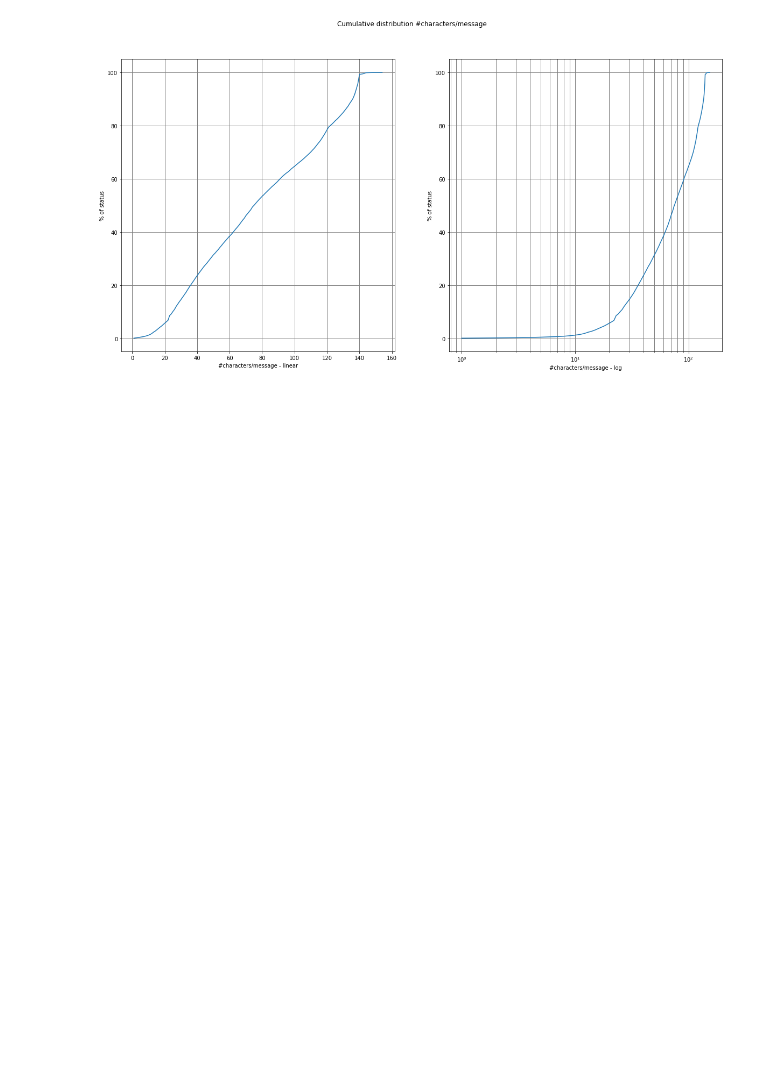
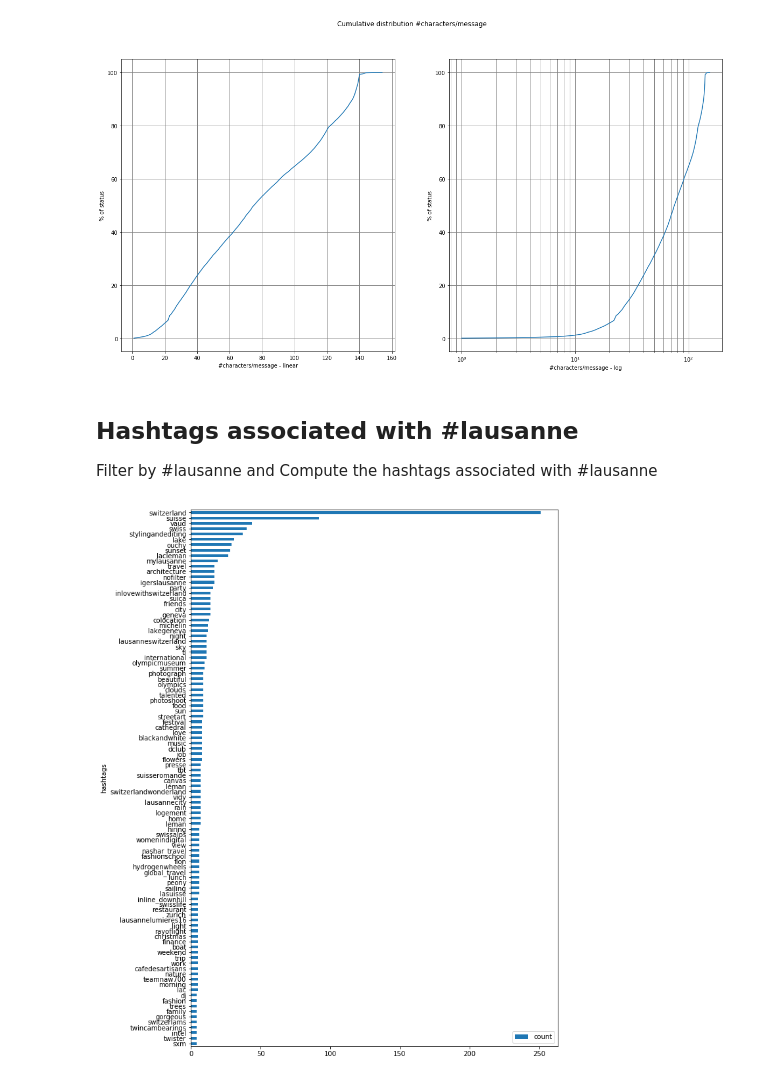
Before and after one commit to valstrl/CSM-project, a Jupyter notebook: CSM-project.ipynb, the cells around one changed output. Drawn from its saved outputs; the diff is of its cells as text; code cells hidden in the pictures; blank space fills up the shorter version.

Commit message:
associated hashtags , tweetMap

```diff
--- a/CSM-project.ipynb
+++ b/CSM-project.ipynb
@@ -18,3 +20,12 @@ data.head()
 5 rows × 33 columns
 # %%
 data['created_at']= pd.to_datetime(data['created_at'])
+# %%
+data['tweet_id']=data['_id'].map(lambda x: x['$oid'])
+data['hashtags']=data['entities'].map(lambda x: x['hashtags'])
+data['hashtags']= data['hashtags'].map(lambda x: [xi['text'].lower() for xi in x] if x != [] else np.nan)
+data['user_id']=data['user'].map(lambda x: x['id'])
+data['user_location']=data['user'].map(lambda x: x['location'])
+
+
+data.head()
@@ -78,3 +97,28 @@ ax2.set_ylabel('% of status')
 ax2.grid(color='grey', linestyle='-', linewidth=1, axis='both', which='both')
 # %% [output]
 [figure]
+# %% [markdown]
+## Hashtags associated with \#lausanne
+Filter by #lausanne  and Compute the hashtags associated with \#lausanne
+# %%
+#Return 100 hashtags most associated with main_hashtags in the dataset df  with the count of  each hashtags
+# also
+def ComputeAssociatedHashtags(data, main_hashtag):
+    #exclude tweet without hashtags
+    nan_hashtags=data[~data['hashtags'].isnull()]
+    #keep tweets with hashtag lausanne
+    lausanne_hashtags=nan_hashtags[ [main_hashtag in x for x in list(nan_hashtags['hashtags'])] ]
+    associated_hashtags= list(lausanne_hashtags['hashtags'])
+    associated_hashtags= reduce(operator.add, associated_hashtags)
+    associated_hashtags= [x for x in associated_hashtags if x!= main_hashtag]
+    associated_hashtags= pd.concat([pd.DataFrame(associated_hashtags)])
+    associated_hashtags['count']= pd.DataFrame(list(np.ones(len(associated_hashtags))))
+    associated_hashtags = associated_hashtags.rename(columns={0:'hashtags'})
+    associated_hashtags = associated_hashtags.groupby(by='hashtags').count().sort_values(by= 'count', ascending= True).tail(100)
+    associated_hashtags.plot(kind='barh', figsize=(10,15))
+
+    return associated_hashtags.iloc[::-1]
+
+associated_lausanne= ComputeAssociatedHashtags(data, 'lausanne')
+# %% [output]
+[figure, added]
```
Also changed, not shown: parts of 7 cells of this notebook.
